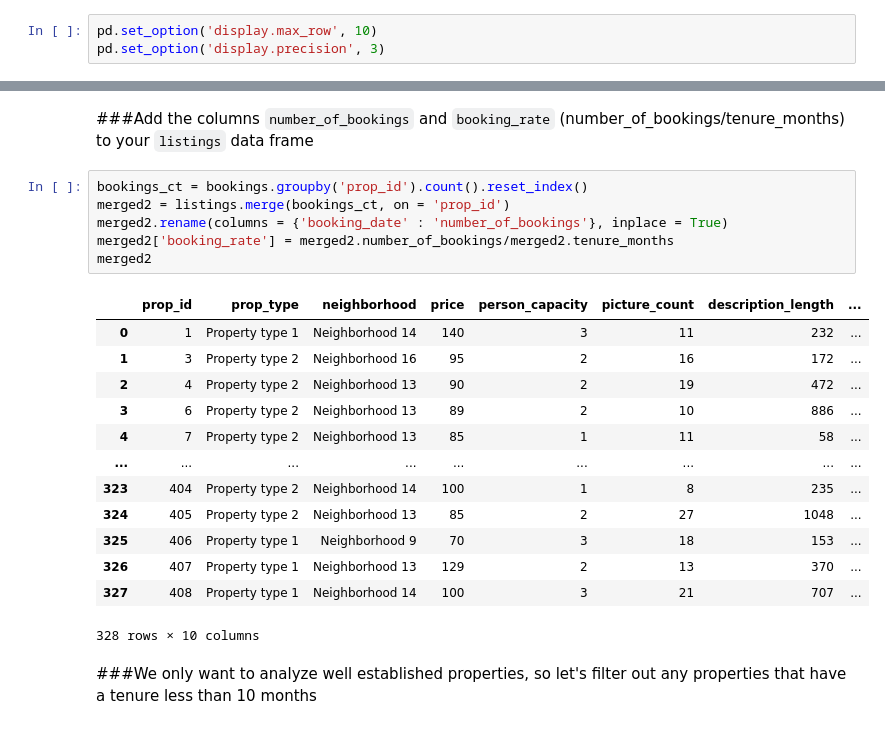
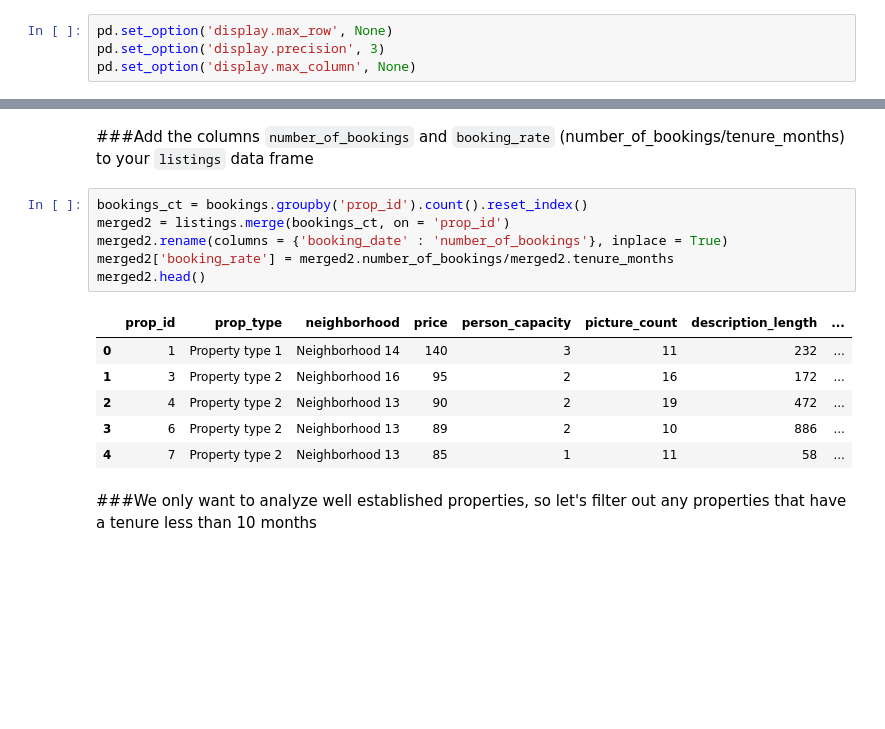
Before and after one commit to dav1dfeldman/DAT_SF_11, a Jupyter notebook: homeworks/hw1/hw1_soln-Copy.ipynb, the cells around one changed output, grey strips where cells are left out. Saved outputs shown, nothing was run; the diff lists cells and outputs as text; blank space fills up the shorter version.

```diff
--- a/homeworks/hw1/hw1_soln-Copy.ipynb
+++ b/homeworks/hw1/hw1_soln-Copy.ipynb
@@ -8,5 +8,6 @@ import seaborn as sns
 import matplotlib.pyplot as plt
 %matplotlib inline
 # %%
-pd.set_option('display.max_row', 10)
+pd.set_option('display.max_row', None)
 pd.set_option('display.precision', 3)
+pd.set_option('display.max_column', None)
@@ -123,23 +113,16 @@ sns.factorplot("neighborhood", hue="day_name", data=merged, kind="bar", palette=
 # %%
 bookings_ct = bookings.groupby('prop_id').count().reset_index()
 merged2 = listings.merge(bookings_ct, on = 'prop_id')
 merged2.rename(columns = {'booking_date' : 'number_of_bookings'}, inplace = True)
 merged2['booking_rate'] = merged2.number_of_bookings/merged2.tenure_months
-merged2
+merged2.head()
 # %% [output]
 |  | prop_id | prop_type | neighborhood | price | person_capacity | picture_count | description_length | ... |
 | 0 | 1 | Property type 1 | Neighborhood 14 | 140 | 3 | 11 | 232 | ... |
 | 1 | 3 | Property type 2 | Neighborhood 16 | 95 | 2 | 16 | 172 | ... |
 | 2 | 4 | Property type 2 | Neighborhood 13 | 90 | 2 | 19 | 472 | ... |
 | 3 | 6 | Property type 2 | Neighborhood 13 | 89 | 2 | 10 | 886 | ... |
 | 4 | 7 | Property type 2 | Neighborhood 13 | 85 | 1 | 11 | 58 | ... |
-| ... | ... | ... | ... | ... | ... | ... | ... | ... |
-| 323 | 404 | Property type 2 | Neighborhood 14 | 100 | 1 | 8 | 235 | ... |
-| 324 | 405 | Property type 2 | Neighborhood 13 | 85 | 2 | 27 | 1048 | ... |
-| 325 | 406 | Property type 1 | Neighborhood 9 | 70 | 3 | 18 | 153 | ... |
-| 326 | 407 | Property type 1 | Neighborhood 13 | 129 | 2 | 13 | 370 | ... |
-| 327 | 408 | Property type 1 | Neighborhood 14 | 100 | 3 | 21 | 707 | ... |
-328 rows × 10 columns
 # %% [markdown]
 ###We only want to analyze well established properties, so let's filter out any properties that have a tenure less than 10 months
 # %%
```
Also changed, not shown: parts of 41 cells of this notebook, 8 other files.
